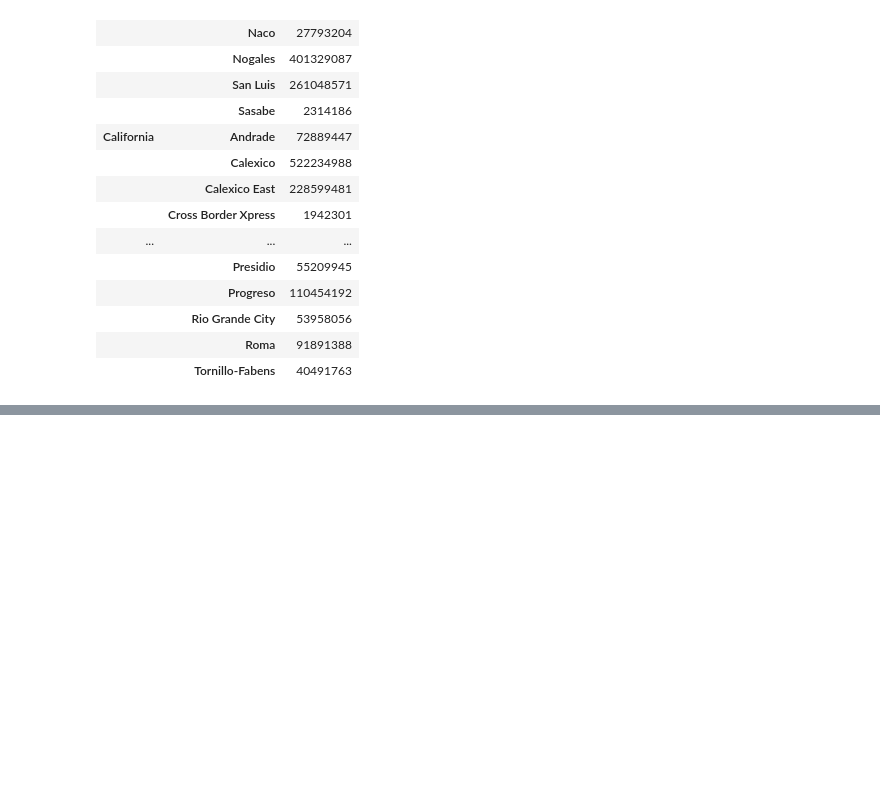
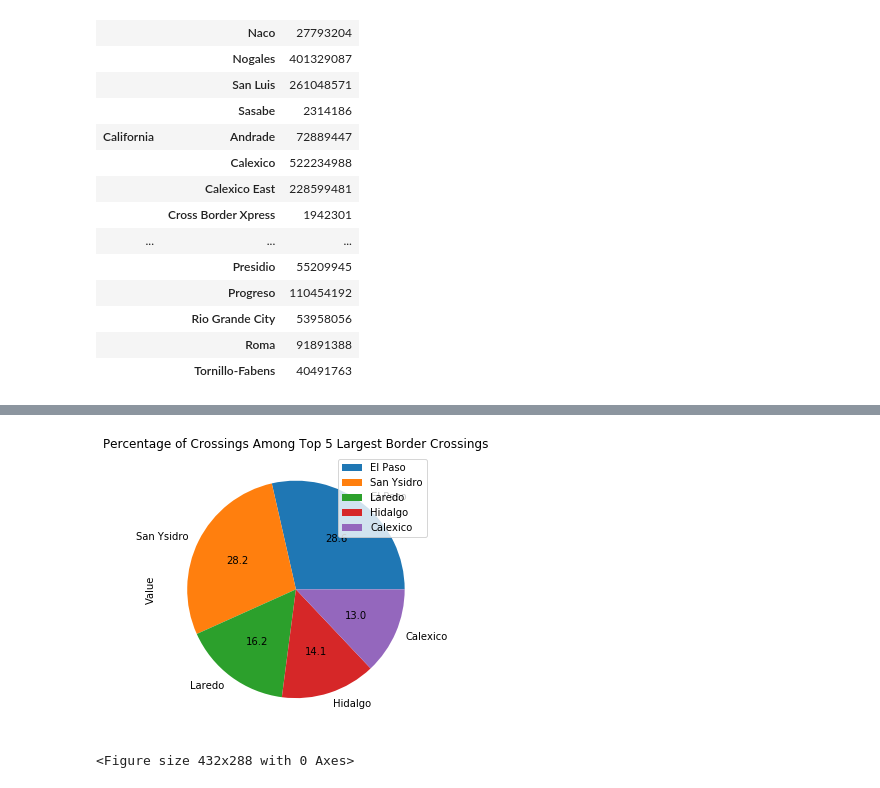
Before and after one commit to irwinmier96/Extra_Side_Projects, a Jupyter notebook: Border Crossings/us_mexico.ipynb, the cells around one changed output, grey strips where cells are left out. Saved outputs shown, nothing was run; the diff lists cells and outputs as text; code cells hidden in the pictures; blank space fills up the shorter version.

```diff
--- a/Border Crossings/us_mexico.ipynb
+++ b/Border Crossings/us_mexico.ipynb
@@ -113,0 +142,9 @@ plt.show()
+# %%
+top_5_pie = busiest_crossings_top_5.plot(kind="pie", y='Value', autopct = "%1.1f", figsize=(15,5))
+plt.title("Percentage of Crossings Among Top 5 Largest Border Crossings")
+
+plt.show()
+plt.tight_layout()
+# %% [output]
+[figure, added]
+<Figure size 432x288 with 0 Axes>
```
Also changed, not shown: parts of 3 cells of this notebook.
